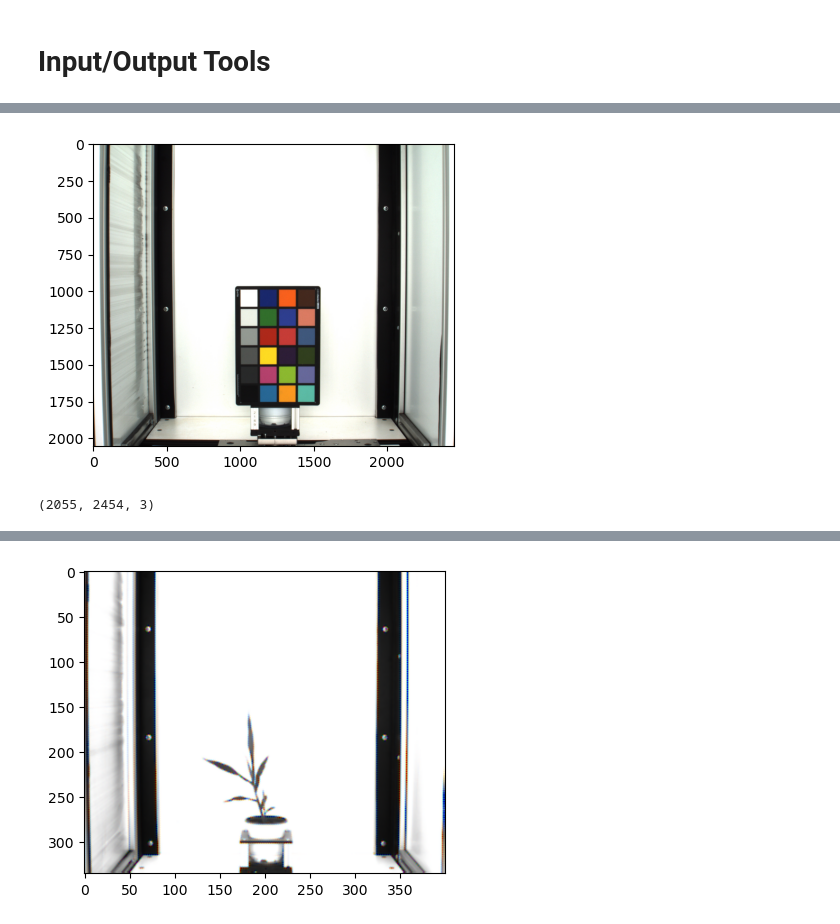
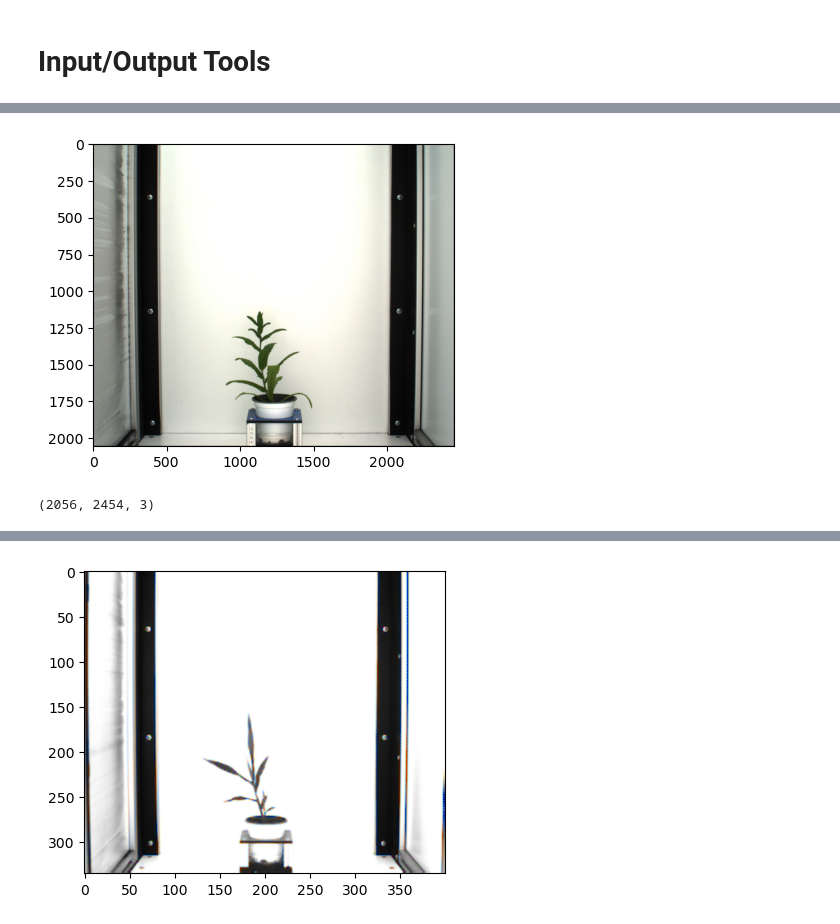
Before and after one commit to danforthcenter/plantcv-binder, a Jupyter notebook: notebooks/input_output_tutorial/input_output.ipynb, the cells around one changed output, grey strips where cells are left out. Drawn from its saved outputs; the diff is of its cells as text; code cells hidden in the pictures.

```diff
--- a/notebooks/input_output_tutorial/input_output.ipynb
+++ b/notebooks/input_output_tutorial/input_output.ipynb
@@ -27,16 +27,16 @@ pcv.print_image(img=img, filename='IO_img_example.jpg')
 # %%
 # Set debug to the global parameter
 pcv.params.debug = 'plot'
-img, path, filename = pcv.readimage(filename="../img/tutorial_images/color_correct/target_image.jpg")
+img, path, filename = pcv.readimage(filename="./img/rgb_img.png")
 # %% [output]
-[figure, old version]
+[figure, new version]
 # %%
 # We can look at the shape of the image we read in. In this case
 # (2055, 2454, 3) means that the image has dimensions 2055x2424
 # and 3 color channels in the 3rd dimension
 np.shape(img)
 # %% [output]
-(2055, 2454, 3)
+(2056, 2454, 3)
 # %%
 # Read in as grayscale.
 
```
Also changed, not shown: parts of 7 cells of this notebook, 2 other files.
